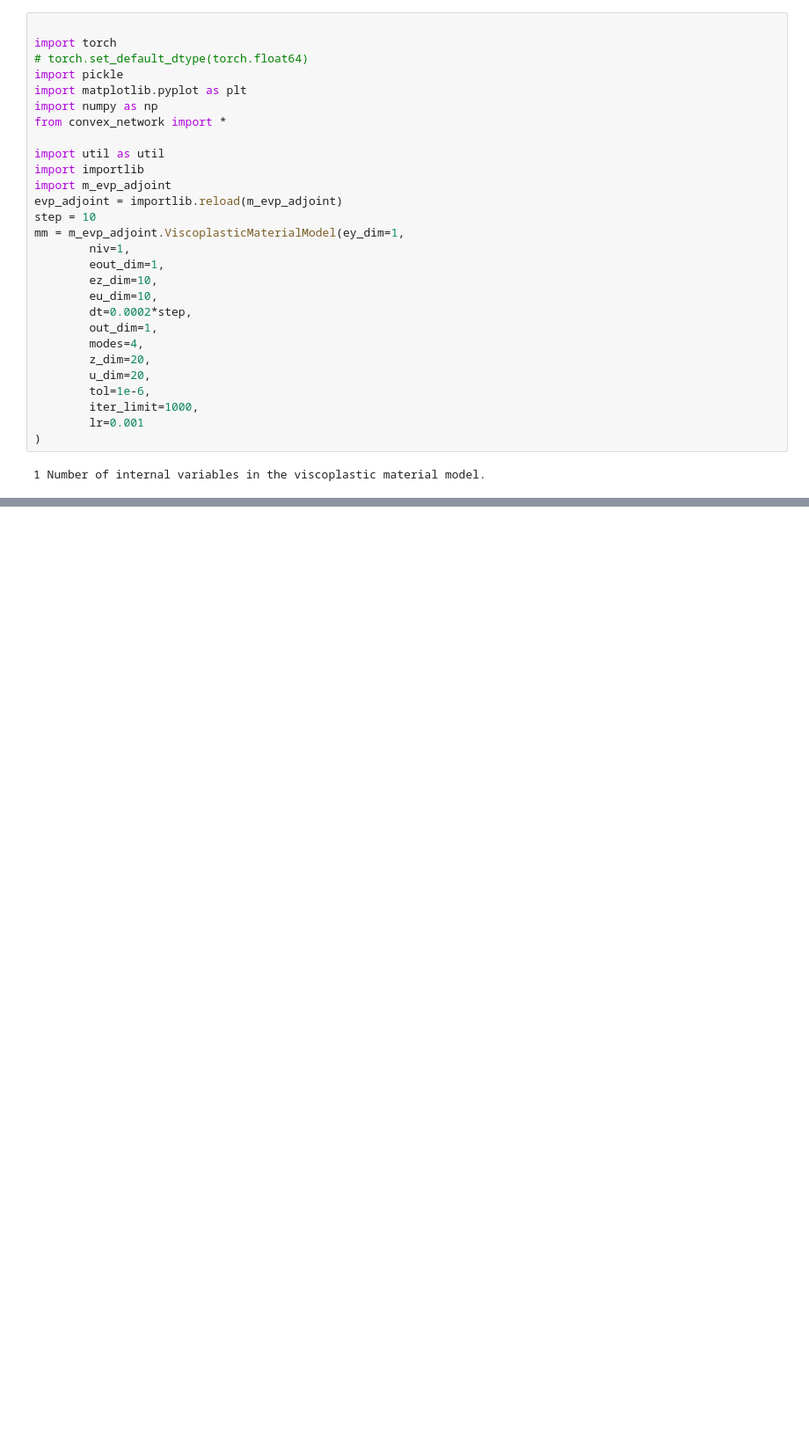
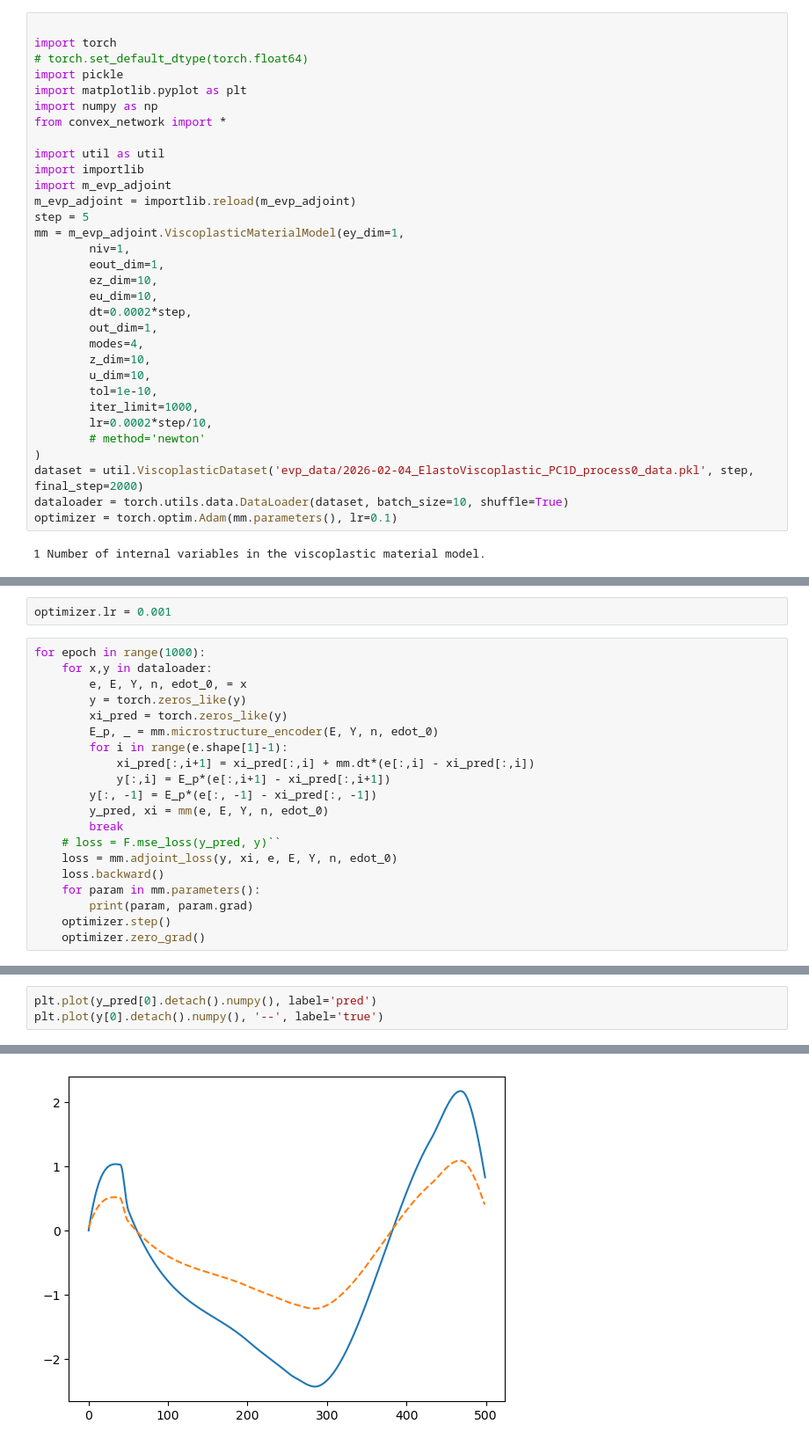
Before and after one commit to m-raj/microstructure-dependent-material-model, a Jupyter notebook: evp.ipynb, the cells around one changed output, grey strips where cells are left out. Shown at 88% size. Cells and saved outputs as stored; diff of their text form; blank space fills up the shorter version.

```diff
--- a/evp.ipynb
+++ b/evp.ipynb
@@ -176,8 +176,8 @@ from convex_network import *
 import util as util
 import importlib
 import m_evp_adjoint
-evp_adjoint = importlib.reload(m_evp_adjoint)
-step = 10
+m_evp_adjoint = importlib.reload(m_evp_adjoint)
+step = 5
 mm = m_evp_adjoint.ViscoplasticMaterialModel(ey_dim=1,
         niv=1,
         eout_dim=1,
@@ -186,11 +186,15 @@ mm = m_evp_adjoint.ViscoplasticMaterialModel(ey_dim=1,
         dt=0.0002*step,
         out_dim=1,
         modes=4,
-        z_dim=20,
-        u_dim=20,
-        tol=1e-6,
+        z_dim=10,
+        u_dim=10,
+        tol=1e-10,
         iter_limit=1000,
-        lr=0.001
+        lr=0.0002*step/10,
+        # method='newton'
 )
+dataset = util.ViscoplasticDataset('evp_data/2026-02-04_ElastoViscoplastic_PC1D_process0_data.pkl', step, final_step=2000)
+dataloader = torch.utils.data.DataLoader(dataset, batch_size=10, shuffle=True)
+optimizer = torch.optim.Adam(mm.parameters(), lr=0.1)
 # %% [output]
 1 Number of internal variables in the viscoplastic material model.
@@ -212,0 +201,22 @@ torch.Size([1000, 501]) torch.Size([1000, 501]) torch.Size([1000, 501]) torch.Si
+# %%
+optimizer.lr = 0.001
+# %%
+for epoch in range(1000):
+    for x,y in dataloader:
+        e, E, Y, n, edot_0, = x
+        y = torch.zeros_like(y)
+        xi_pred = torch.zeros_like(y)
+        E_p, _ = mm.microstructure_encoder(E, Y, n, edot_0)
+        for i in range(e.shape[1]-1):
+            xi_pred[:,i+1] = xi_pred[:,i] + mm.dt*(e[:,i] - xi_pred[:,i])
+            y[:,i] = E_p*(e[:,i+1] - xi_pred[:,i+1])
+        y[:, -1] = E_p*(e[:, -1] - xi_pred[:, -1])
+        y_pred, xi = mm(e, E, Y, n, edot_0)
+        break
+    # loss = F.mse_loss(y_pred, y)``
+    loss = mm.adjoint_loss(y, xi, e, E, Y, n, edot_0)
+    loss.backward()
+    for param in mm.parameters():
+        print(param, param.grad)
+    optimizer.step()
+    optimizer.zero_grad()
@@ -212,0 +234,4 @@ torch.Size([1000, 501]) torch.Size([1000, 501]) torch.Size([1000, 501]) torch.Si
+# %%
+plt.plot(y_pred[0].detach().numpy(), label='pred')
+plt.plot(y[0].detach().numpy(), '--', label='true')
+# %% [output]
@@ -212,0 +239 @@ torch.Size([1000, 501]) torch.Size([1000, 501]) torch.Size([1000, 501]) torch.Si
+[figure, added]
```
Also changed, not shown: parts of 12 cells of this notebook, 2 other files.
